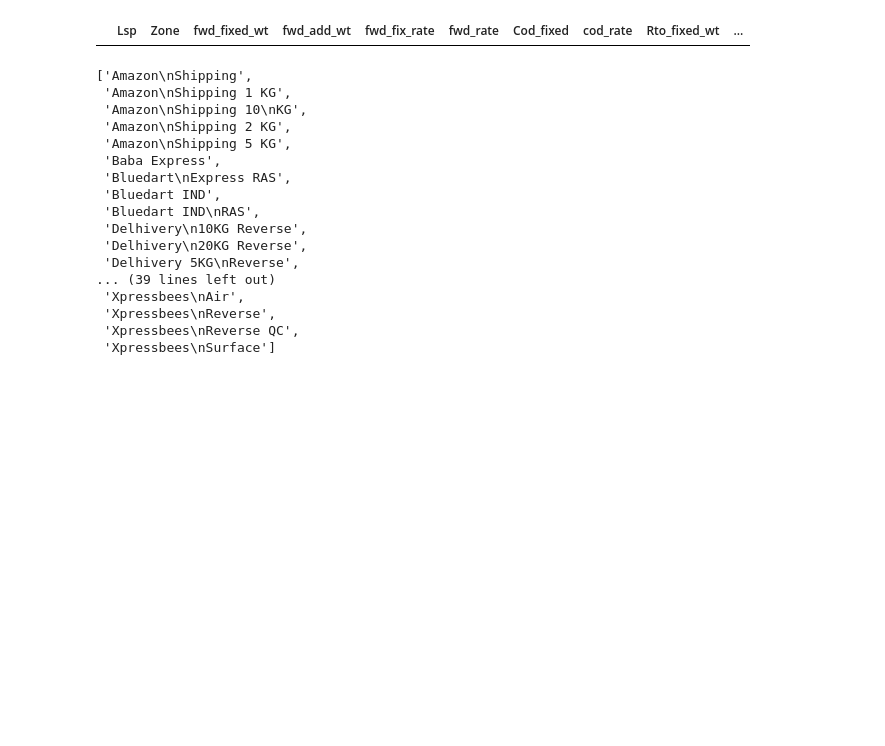
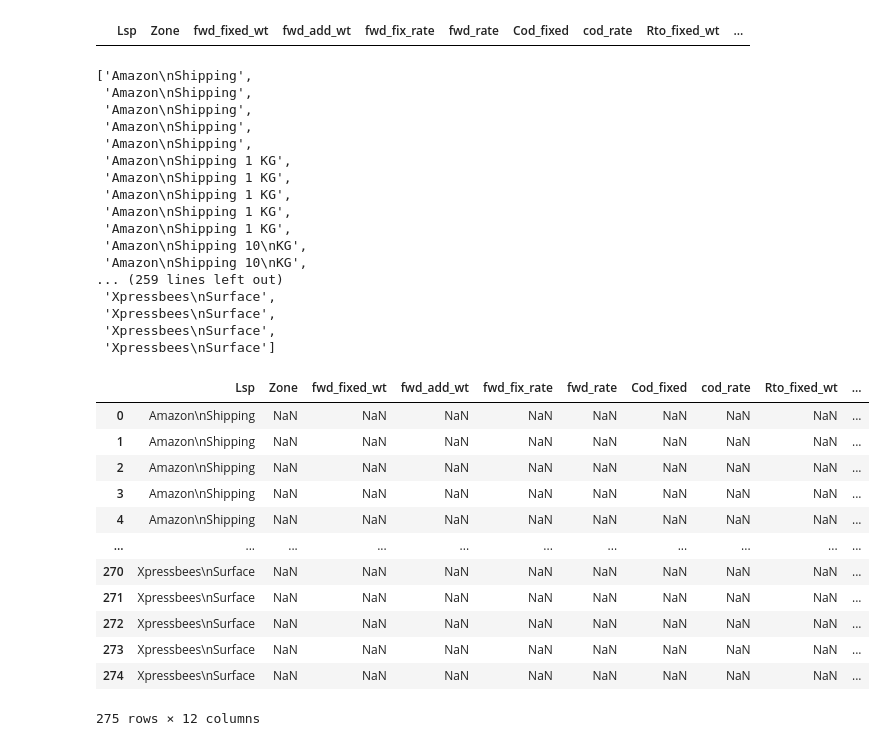
Before and after one commit to Mayankgaj/test, a Jupyter notebook: Untitled0.ipynb, the cells around one changed output. Cells and saved outputs as stored; diff of their text form; code cells hidden in the pictures; blank space fills up the shorter version.

```diff
--- a/Untitled0.ipynb
+++ b/Untitled0.ipynb
@@ -33,25 +33,44 @@ final
 name = []
 n = 1
 for i in range(0, len(df)):
-  if i % 2 == 0:
-    name.append(df["COURIER"][i])
+  for i in ["z1", "z2", "z3", "z4", "z5"]
+    if i % 2 == 0:
+       name.append(df["COURIER"][i])
 # %%
 name
 # %% [output]
 ['Amazon\nShipping',
+ 'Amazon\nShipping',
+ 'Amazon\nShipping',
+ 'Amazon\nShipping',
+ 'Amazon\nShipping',
+ 'Amazon\nShipping 1 KG',
+ 'Amazon\nShipping 1 KG',
+ 'Amazon\nShipping 1 KG',
+ 'Amazon\nShipping 1 KG',
  'Amazon\nShipping 1 KG',
  'Amazon\nShipping 10\nKG',
- 'Amazon\nShipping 2 KG',
- 'Amazon\nShipping 5 KG',
- 'Baba Express',
- 'Bluedart\nExpress RAS',
- 'Bluedart IND',
- 'Bluedart IND\nRAS',
- 'Delhivery\n10KG Reverse',
- 'Delhivery\n20KG Reverse',
- 'Delhivery 5KG\nReverse',
-... (39 lines left out)
- 'Xpressbees\nAir',
- 'Xpressbees\nReverse',
- 'Xpressbees\nReverse QC',
+ 'Amazon\nShipping 10\nKG',
+... (259 lines left out)
+ 'Xpressbees\nSurface',
+ 'Xpressbees\nSurface',
+ 'Xpressbees\nSurface',
  'Xpressbees\nSurface']
+# %%
+final["Lsp"] = name
+# %%
+final
+# %% [output]
+|  | Lsp | Zone | fwd_fixed_wt | fwd_add_wt | fwd_fix_rate | fwd_rate | Cod_fixed | cod_rate | Rto_fixed_wt | ... |
+| 0 | Amazon\nShipping | NaN | NaN | NaN | NaN | NaN | NaN | NaN | NaN | ... |
+| 1 | Amazon\nShipping | NaN | NaN | NaN | NaN | NaN | NaN | NaN | NaN | ... |
+| 2 | Amazon\nShipping | NaN | NaN | NaN | NaN | NaN | NaN | NaN | NaN | ... |
+| 3 | Amazon\nShipping | NaN | NaN | NaN | NaN | NaN | NaN | NaN | NaN | ... |
+| 4 | Amazon\nShipping | NaN | NaN | NaN | NaN | NaN | NaN | NaN | NaN | ... |
+| ... | ... | ... | ... | ... | ... | ... | ... | ... | ... | ... |
+| 270 | Xpressbees\nSurface | NaN | NaN | NaN | NaN | NaN | NaN | NaN | NaN | ... |
+| 271 | Xpressbees\nSurface | NaN | NaN | NaN | NaN | NaN | NaN | NaN | NaN | ... |
+| 272 | Xpressbees\nSurface | NaN | NaN | NaN | NaN | NaN | NaN | NaN | NaN | ... |
+| 273 | Xpressbees\nSurface | NaN | NaN | NaN | NaN | NaN | NaN | NaN | NaN | ... |
+| 274 | Xpressbees\nSurface | NaN | NaN | NaN | NaN | NaN | NaN | NaN | NaN | ... |
+275 rows × 12 columns
```
Also changed, not shown: parts of 3 cells of this notebook.
